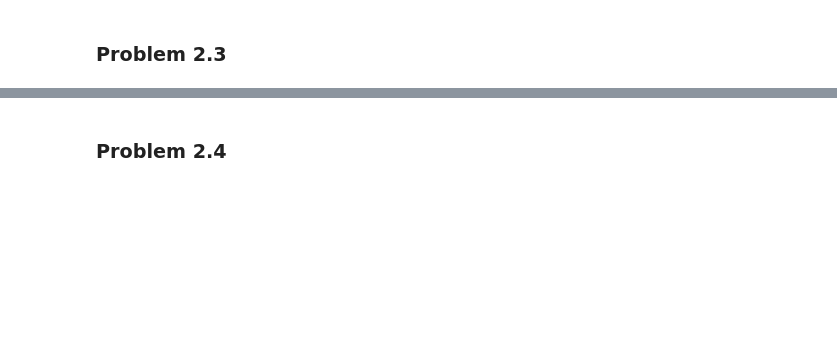
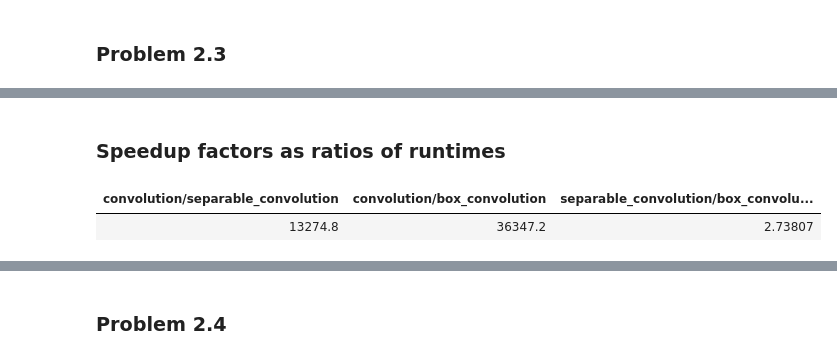
Before and after one commit to beckadd/cs527, a Jupyter notebook: homework01/homework01.ipynb, the cells around one changed output, grey strips where cells are left out. Drawn from its saved outputs; the diff is of its cells as text; code cells hidden in the pictures; blank space fills up the shorter version.

```diff
--- a/homework01/homework01.ipynb
+++ b/homework01/homework01.ipynb
@@ -537,0 +411,8 @@ print(tabulate(report_table['largest_difference'], headers = 'keys'))
+# %% [markdown]
+### Speedup factors as ratios of runtimes
+# %%
+tb2_2_3 = tabulate(report_table['speedup_factors'], headers = 'keys', tablefmt = "html")
+display(HTML(tb2_2_3))
+# %% [output]
+| convolution/separable_convolution | convolution/box_convolution | separable_convolution/box_convolu... |
+| 13274.8 | 36347.2 | 2.73807 |
```
Also changed, not shown: parts of 46 cells of this notebook, 1 other file.
